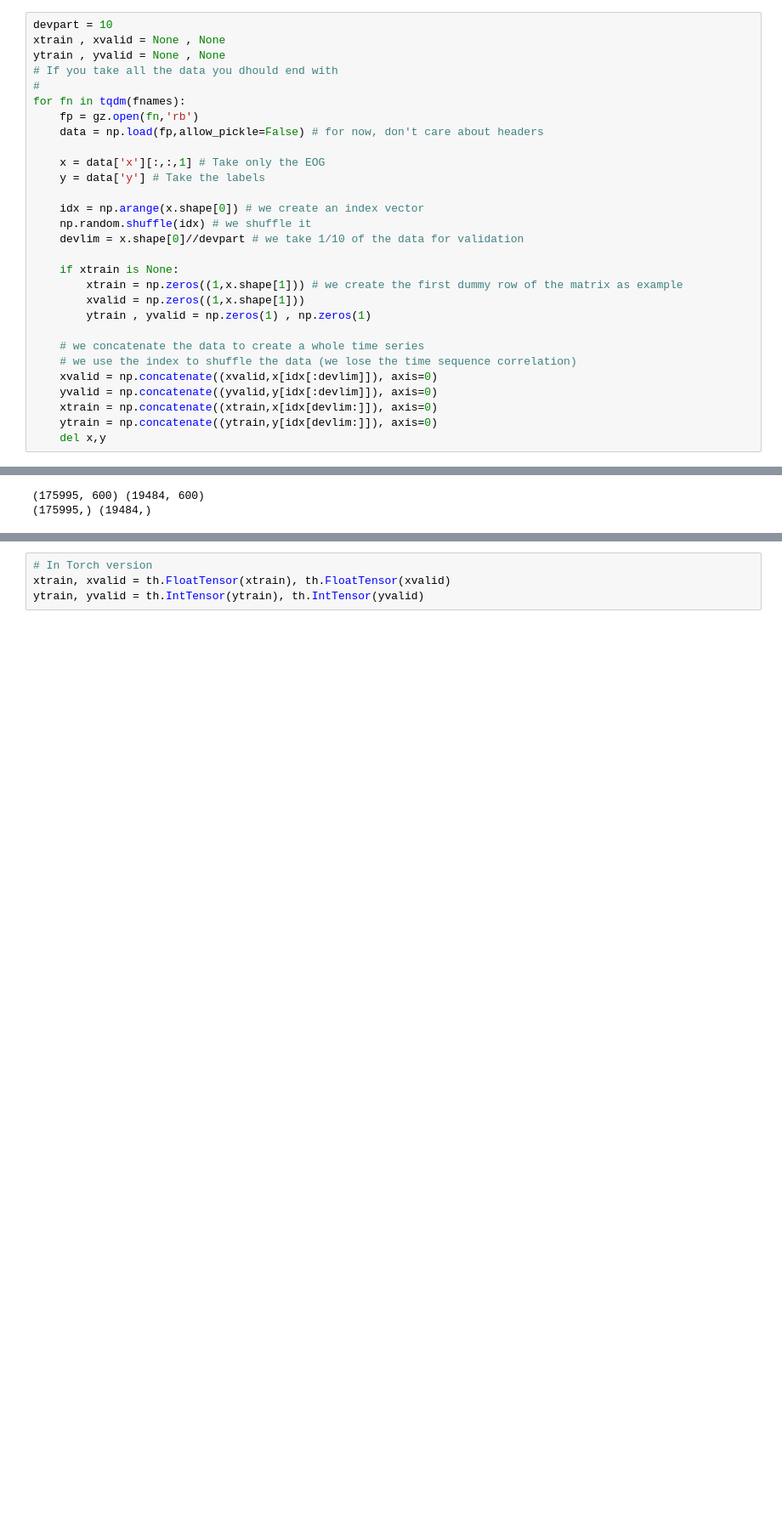
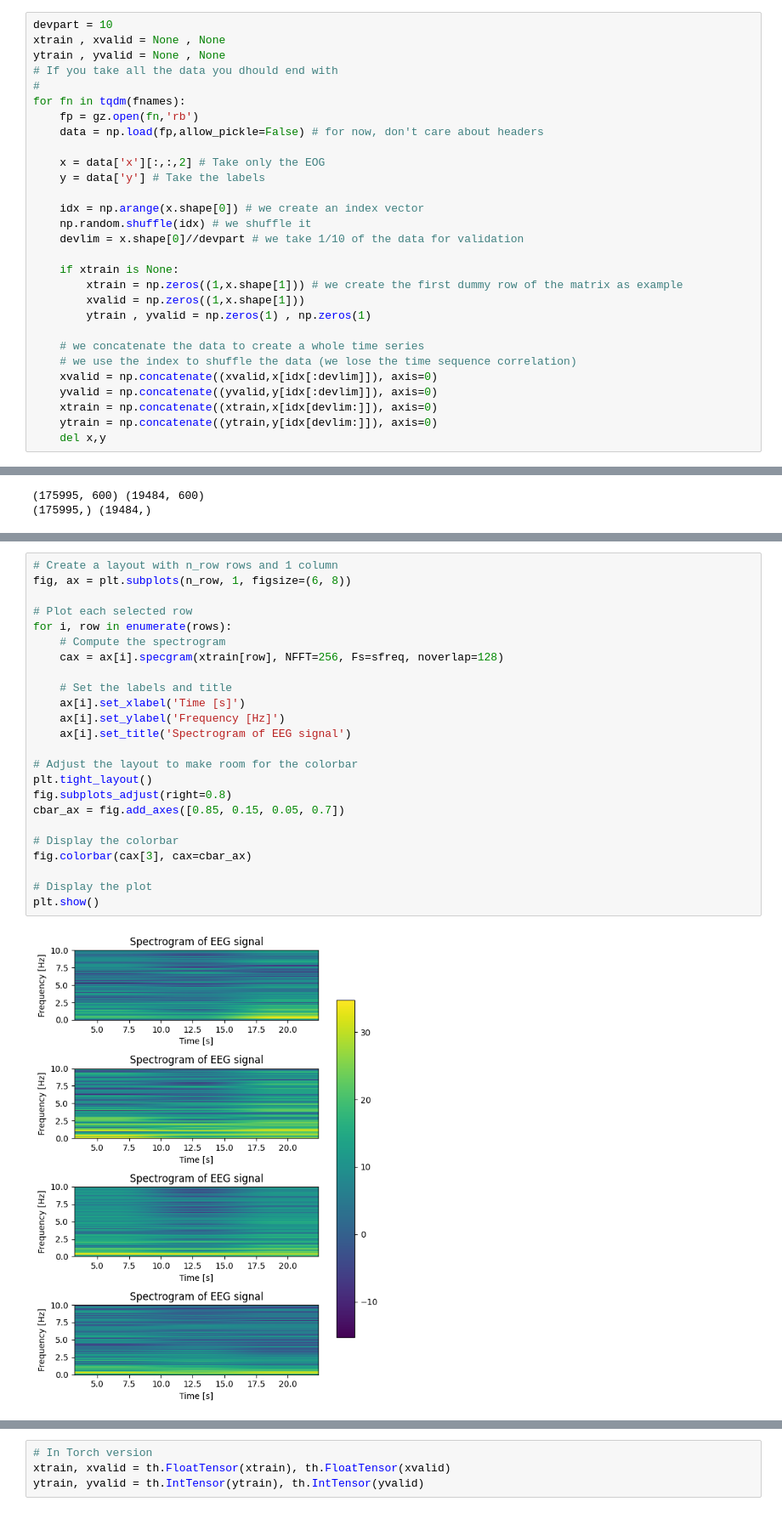
Before and after one commit to EstebanRivera08/DL_Project, a Jupyter notebook: sleep-edf-npz.ipynb, the cells around one changed output, grey strips where cells are left out. Shown at 85% size. Cells and saved outputs as stored; diff of their text form; blank space fills up the shorter version.

```diff
--- a/sleep-edf-npz.ipynb
+++ b/sleep-edf-npz.ipynb
@@ -55,7 +55,7 @@ for fn in tqdm(fnames):
     fp = gz.open(fn,'rb')
     data = np.load(fp,allow_pickle=False) # for now, don't care about headers
 
-    x = data['x'][:,:,1] # Take only the EOG
+    x = data['x'][:,:,2] # Take only the EOG
     y = data['y'] # Take the labels
 
     idx = np.arange(x.shape[0]) # we create an index vector
@@ -129,0 +129,26 @@ plt.show()
+# %%
+# Create a layout with n_row rows and 1 column
+fig, ax = plt.subplots(n_row, 1, figsize=(6, 8))
+
+# Plot each selected row
+for i, row in enumerate(rows):
+    # Compute the spectrogram
+    cax = ax[i].specgram(xtrain[row], NFFT=256, Fs=sfreq, noverlap=128)
+
+    # Set the labels and title
+    ax[i].set_xlabel('Time [s]')
+    ax[i].set_ylabel('Frequency [Hz]')
+    ax[i].set_title('Spectrogram of EEG signal')
+
+# Adjust the layout to make room for the colorbar
+plt.tight_layout()
+fig.subplots_adjust(right=0.8)
+cbar_ax = fig.add_axes([0.85, 0.15, 0.05, 0.7])
+
+# Display the colorbar
+fig.colorbar(cax[3], cax=cbar_ax)
+
+# Display the plot
+plt.show()
+# %% [output]
+[figure, added]
```
Also changed, not shown: parts of 3 cells of this notebook.
